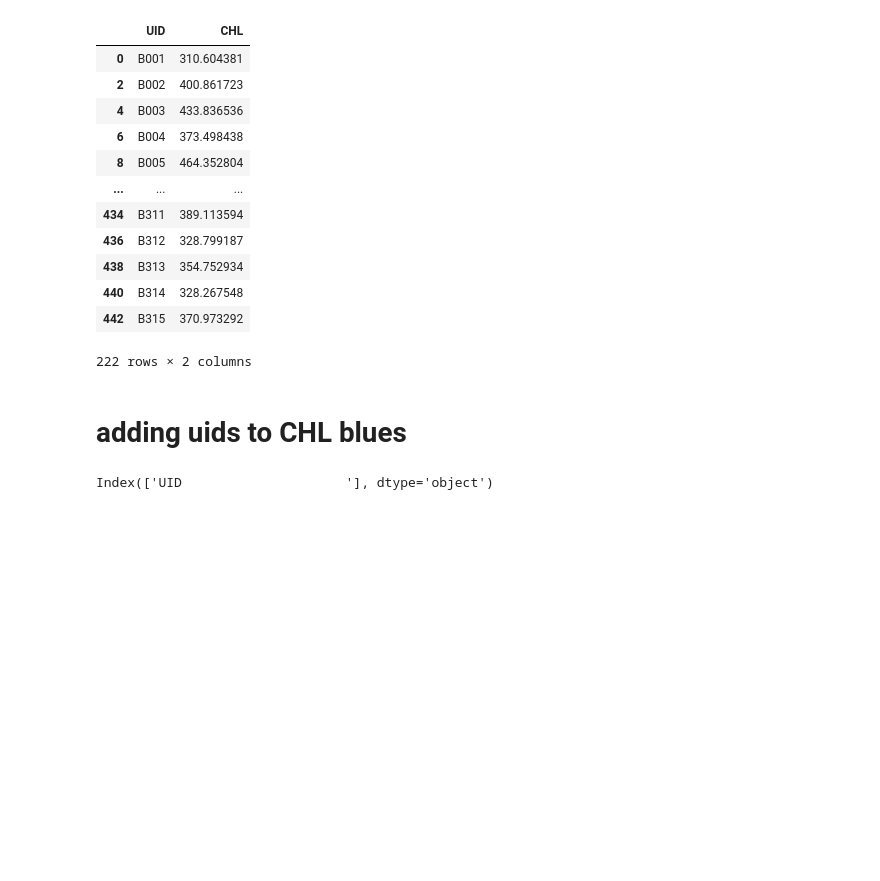
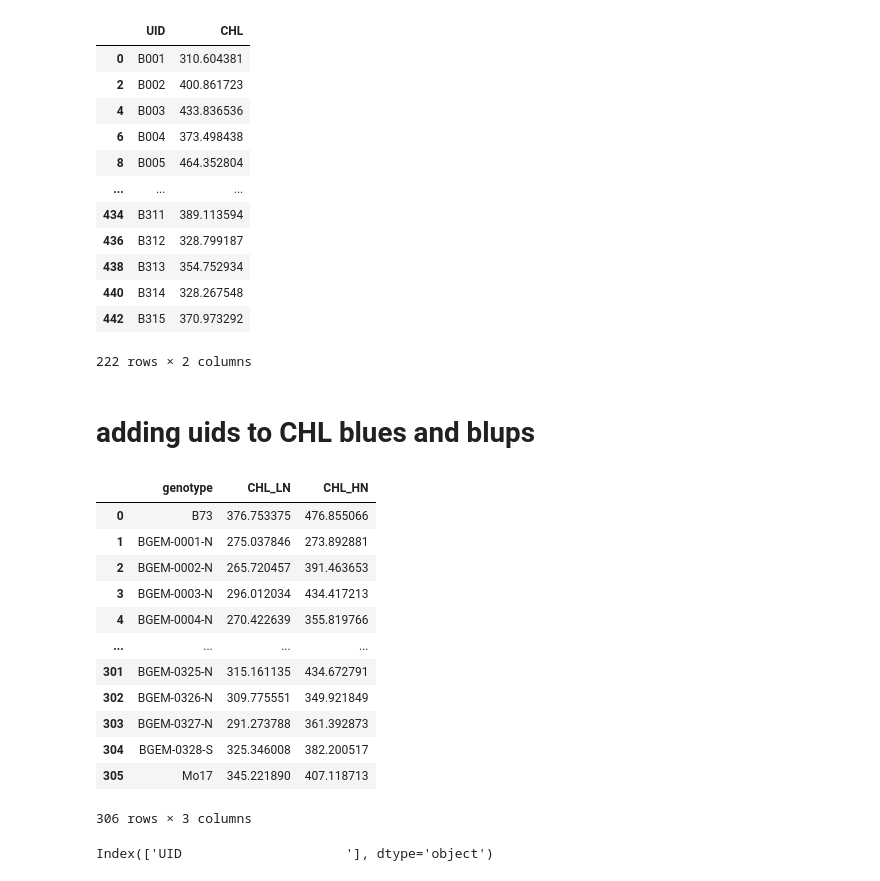
Before and after one commit to distip/GEM_v2, a Jupyter notebook: added_wgs_id_to_blups_X.ipynb, the cells around one changed output. Cells and saved outputs as stored; diff of their text form; code cells hidden in the pictures; blank space fills up the shorter version.

```diff
--- a/added_wgs_id_to_blups_X.ipynb
+++ b/added_wgs_id_to_blups_X.ipynb
@@ -113,10 +113,26 @@ blups_CHL_HN
 | 442 | B315 | 370.973292 |
 222 rows × 2 columns
 # %% [markdown]
-# adding uids to CHL blues
+# adding uids to CHL blues and blups
 # %%
 import pandas as pd
-blues = pd.read_csv('blues_CHL.csv')
+blues = pd.read_csv('blues_CHL_LN_HN_seperately_only_inbreds.csv')
+# %%
+blues
+# %% [output]
+|  | genotype | CHL_LN | CHL_HN |
+| 0 | B73 | 376.753375 | 476.855066 |
+| 1 | BGEM-0001-N | 275.037846 | 273.892881 |
+| 2 | BGEM-0002-N | 265.720457 | 391.463653 |
+| 3 | BGEM-0003-N | 296.012034 | 434.417213 |
+| 4 | BGEM-0004-N | 270.422639 | 355.819766 |
+| ... | ... | ... | ... |
+| 301 | BGEM-0325-N | 315.161135 | 434.672791 |
+| 302 | BGEM-0326-N | 309.775551 | 349.921849 |
+| 303 | BGEM-0327-N | 291.273788 | 361.392873 |
+| 304 | BGEM-0328-S | 325.346008 | 382.200517 |
+| 305 | Mo17 | 345.221890 | 407.118713 |
+306 rows × 3 columns
 # %%
 ids = pd.read_csv('BGEM_WGS_Labels.csv')
 # %%
```
Also changed, not shown: parts of 10 cells of this notebook, 25 other files.
